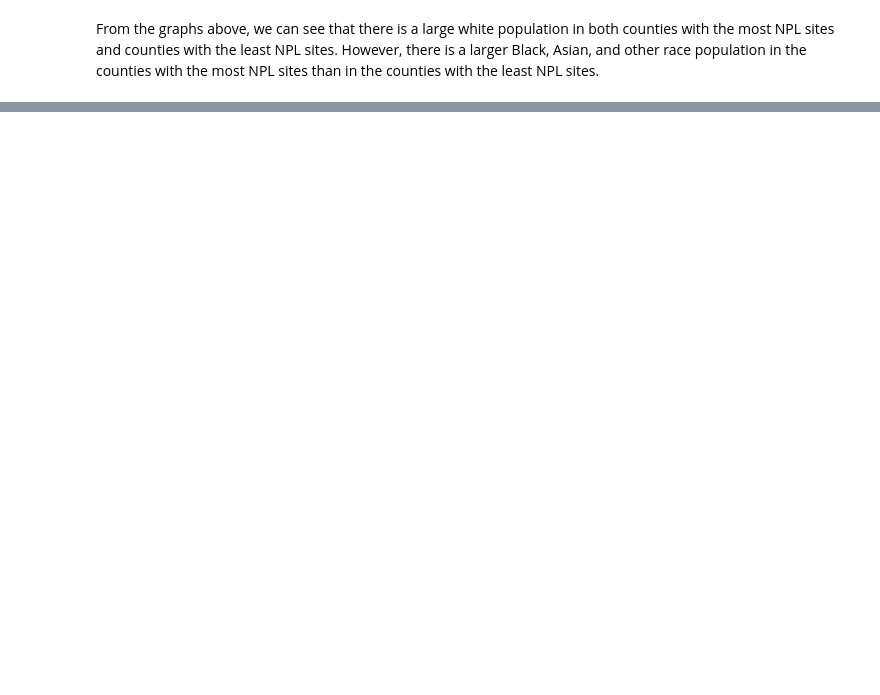
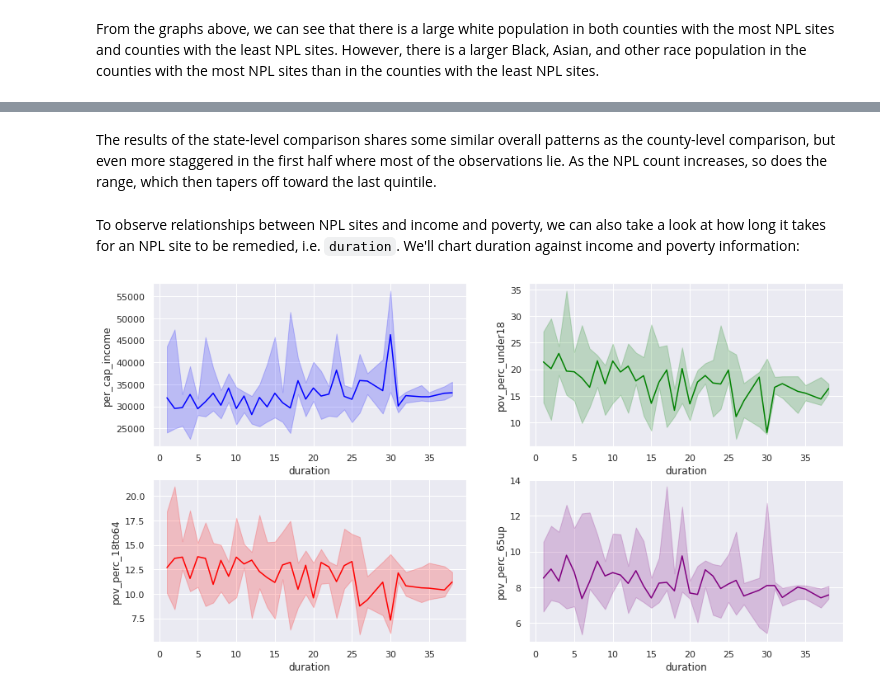
Before and after one commit to jeinuh/superfund-project, a Jupyter notebook: EDACheckpoint_group011.ipynb, the cells around one changed output, grey strips where cells are left out. Cells and saved outputs as stored; diff of their text form; code cells hidden in the pictures; blank space fills up the shorter version.

```diff
--- a/EDACheckpoint_group011.ipynb
+++ b/EDACheckpoint_group011.ipynb
@@ -593,0 +819,14 @@ From the graphs above, we can see that there is a large white population in both
+# %% [markdown]
+The results of the state-level comparison shares some similar overall patterns as the county-level comparison, but even more staggered in the first half where most of the observations lie. As the NPL count increases, so does the range, which then tapers off toward the last quintile.
+# %% [markdown]
+To observe relationships between NPL sites and income and poverty, we can also take a look at how long it takes for an NPL site to be remedied, i.e. `duration`. We'll chart duration against income and poverty information:
+# %%
+sns.set(style="darkgrid")
+fig, axs = plt.subplots(2, 2, figsize=(15, 8))
+ax1=sns.lineplot(data=age_df, x="duration", y="per_cap_income", color="blue", estimator=np.median, ax=axs[0, 0])
+ax2=sns.lineplot(data=age_df, x="duration", y="pov_perc_under18", color="green", estimator=np.median, ax=axs[0, 1])
+ax3=sns.lineplot(data=age_df, x="duration", y="pov_perc_18to64", color="red", estimator=np.median, ax=axs[1, 0])
+ax4=sns.lineplot(data=age_df, x="duration", y="pov_perc_65up", color="purple", estimator=np.median, ax=axs[1, 1])
+plt.show()
+# %% [output]
+[figure, added]
```
Also changed, not shown: parts of 51 cells of this notebook, 1 other file.
